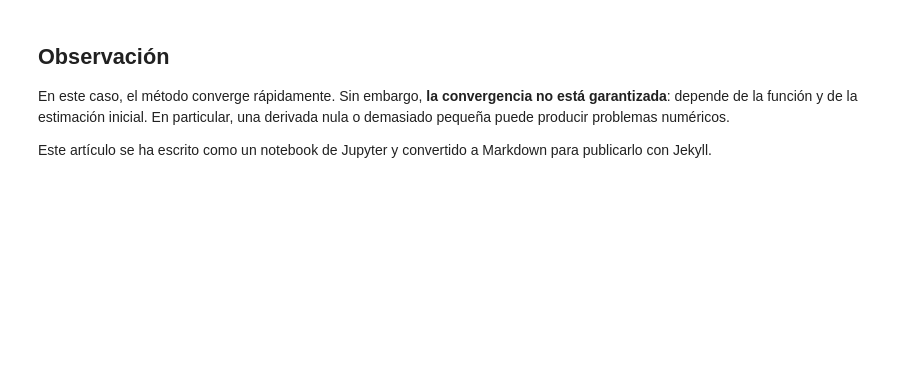
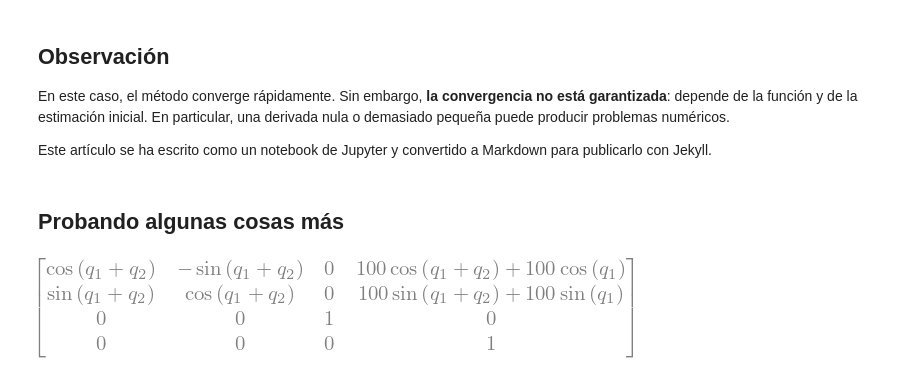
Before and after one commit to JorgeDeLosSantos/blog, a Jupyter notebook: notebooks/2026-11-08-newton-raphson.ipynb, the cells around one changed output. Saved outputs shown, nothing was run; the diff lists cells and outputs as text; code cells hidden in the pictures; blank space fills up the shorter version.

```diff
--- a/notebooks/2026-11-08-newton-raphson.ipynb
+++ b/notebooks/2026-11-08-newton-raphson.ipynb
@@ -77,3 +77,5 @@ plt.show()
 En este caso, el método converge rápidamente. Sin embargo, **la convergencia no está garantizada**: depende de la función y de la estimación inicial. En particular, una derivada nula o demasiado pequeña puede producir problemas numéricos.
 
 Este artículo se ha escrito como un notebook de Jupyter y convertido a Markdown para publicarlo con Jekyll.
+# %% [markdown]
+## Probando algunas cosas más
@@ -79,0 +86,6 @@ Este artículo se ha escrito como un notebook de Jupyter y convertido a Markdown
+# %%
+RR = Robot((100,0,0,q1), (100,0,0,q2))
+# %%
+RR.T
+# %% [output]
+[figure, added]
```
Also changed, not shown: parts of 8 cells of this notebook, 1 other file.
